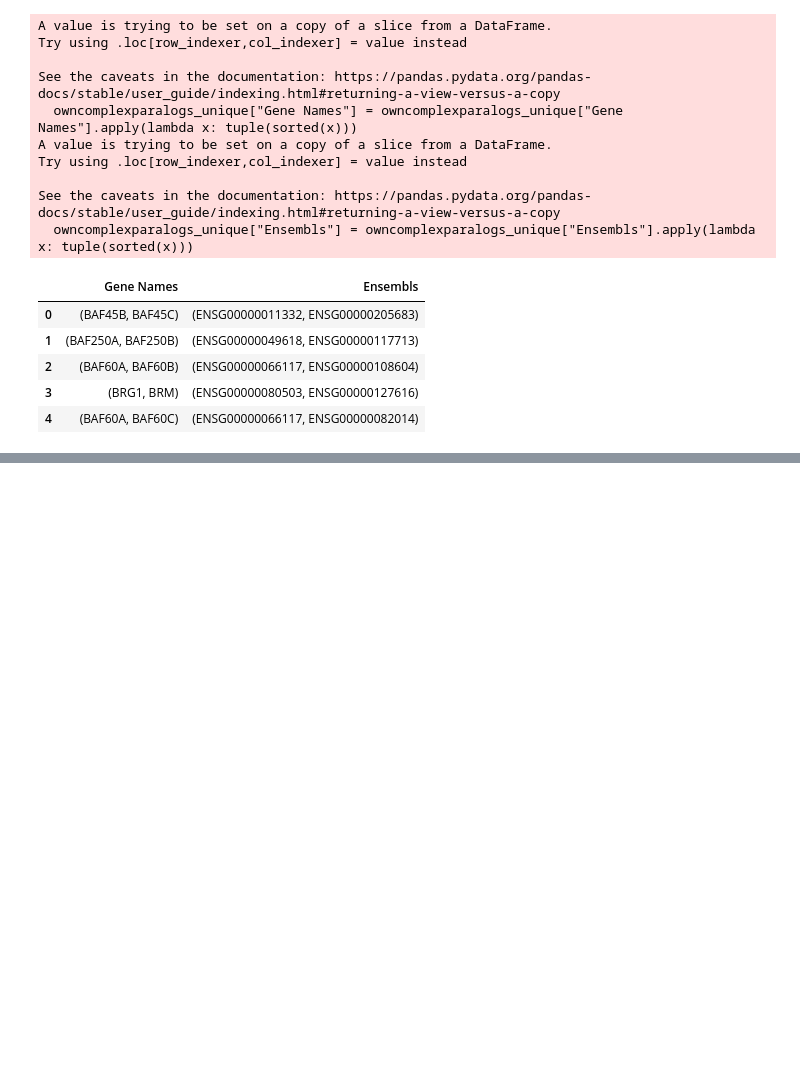
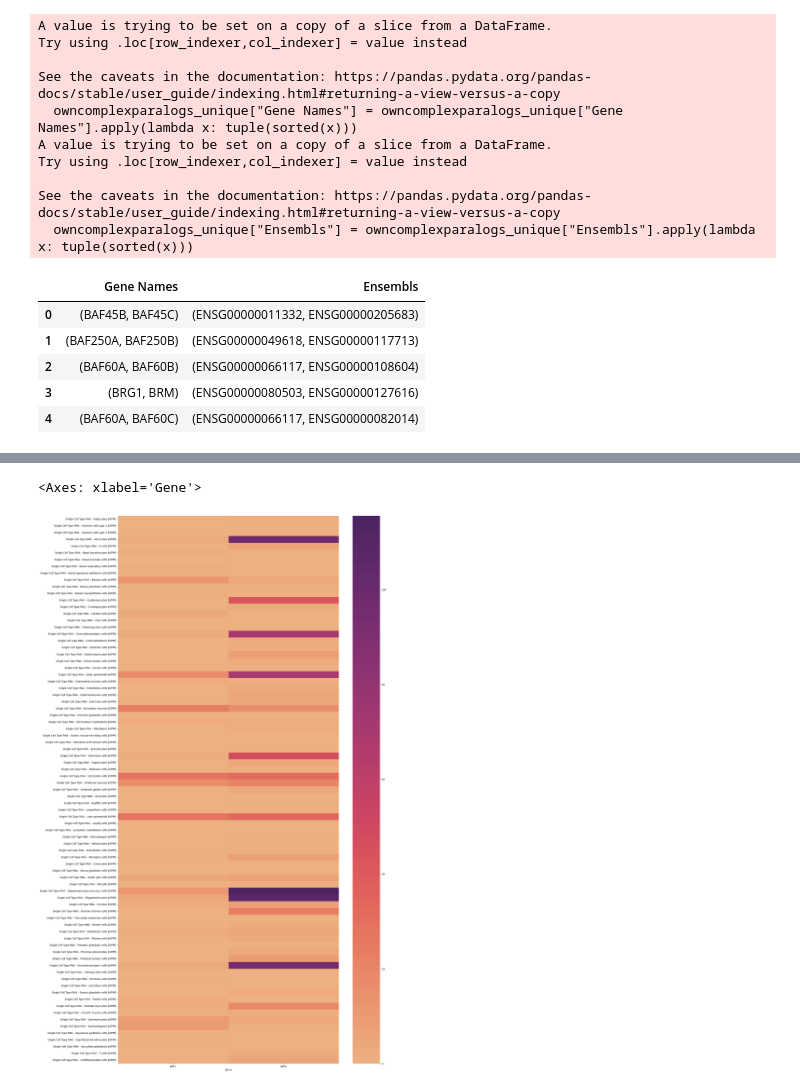
Before and after one commit to kinseylong/StallerRotation, a Jupyter notebook: cofactors_humanproteinatlas/humanproteinatlas_analysis.ipynb, the cells around one changed output, grey strips where cells are left out. Drawn from its saved outputs; the diff is of its cells as text; code cells hidden in the pictures; blank space fills up the shorter version.

```diff
--- a/cofactors_humanproteinatlas/humanproteinatlas_analysis.ipynb
+++ b/cofactors_humanproteinatlas/humanproteinatlas_analysis.ipynb
@@ -5,6 +7,5 @@ import ast
 # %%
-cofactorsmapped = pd.read_csv("data/cofactors_mapped_combined.csv", usecols=["Gene Name", "Complex", "Subcomplex or Module", "Own-complex paralog", "Other-complex Paralogues", "UniprotID", "Gene Names", "Bgee", "GeneID"])
-cofactorsmapped["Gene Names"] = cofactorsmapped["Gene Names"].apply(lambda x: x.split(" "))
+cofactorsmapped = pd.read_csv("data/cofactors_mapped_combined.csv", usecols=["Gene Name", "Complex", "Subcomplex or Module", "Own-complex paralog", "Other-complex Paralogues", "UniprotID", "Bgee"])
 cofactorsmapped.head()
 # %% [output]
 |  | Gene Name | Complex | Subcomplex or Module | Own-complex paralog | Other-complex Paralogues | UniprotID | ... |
@@ -202,0 +240,3 @@ for rowi in range(len(owncomplexparalogs_unique)):
+# %%
+scRNA = pd.read_csv("helperdata/cofactor_scRNA.csv").set_index("Ensembl").drop("Unnamed: 0", axis = 1)
+scRNA.head()
@@ -202,0 +252,4 @@ for rowi in range(len(owncomplexparalogs_unique)):
+# %%
+paralogscrna = owncomplexparalog[["Ensembls"]].join(scRNA)
+paralogscrna["Ensembls"] = paralogscrna["Ensembls"].apply(lambda x: tuple(sorted(x)))
+paralogscrna.head()
@@ -202,0 +265,10 @@ for rowi in range(len(owncomplexparalogs_unique)):
+# %%
+genepair = ("ENSG00000011332", "ENSG00000205683")
+pair = paralogscrna.loc[[i in genepair for i in paralogscrna.index.to_list()]]
+pair = pair.set_index("Gene").drop("Ensembls", axis=1)
+
+plt.figure(figsize=(20, 40))
+sns.heatmap(pair.T, cmap = "flare")
+# %% [output]
+<Axes: xlabel='Gene'>
+[figure, added]
```
Also changed, not shown: parts of 9 cells of this notebook, 5 other files.
